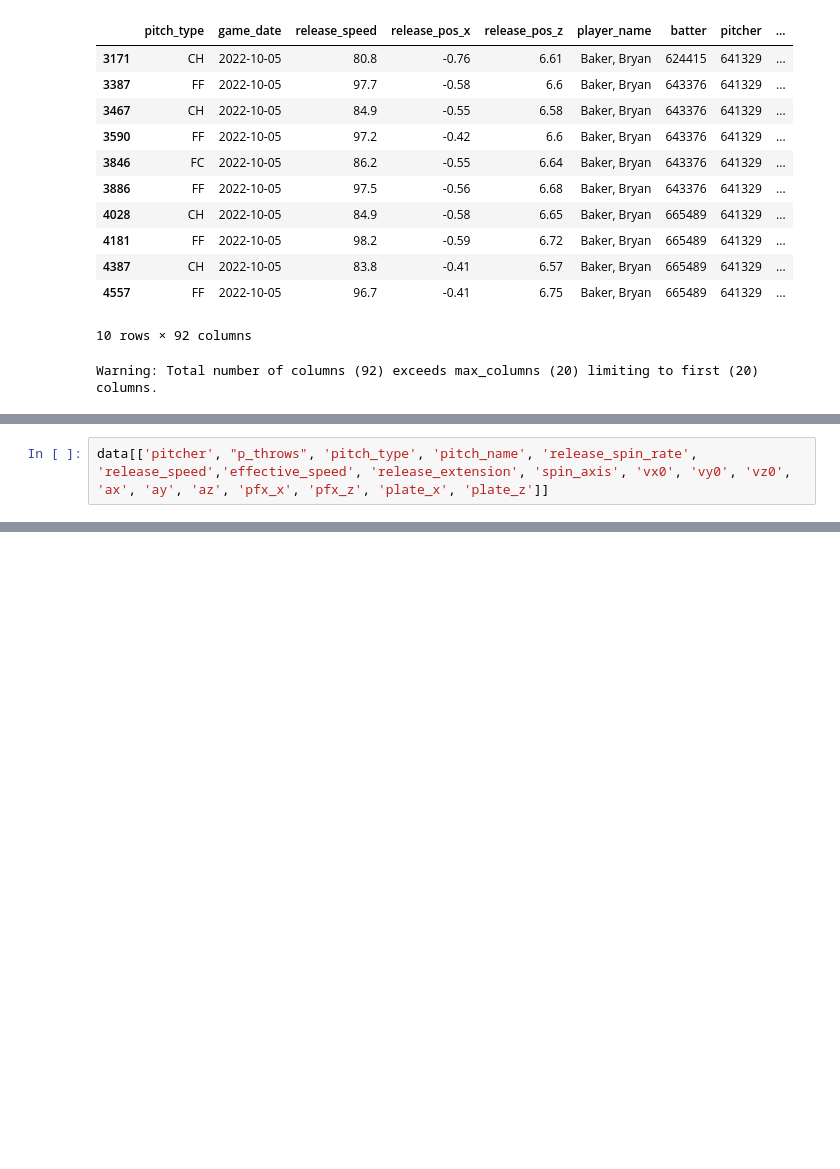
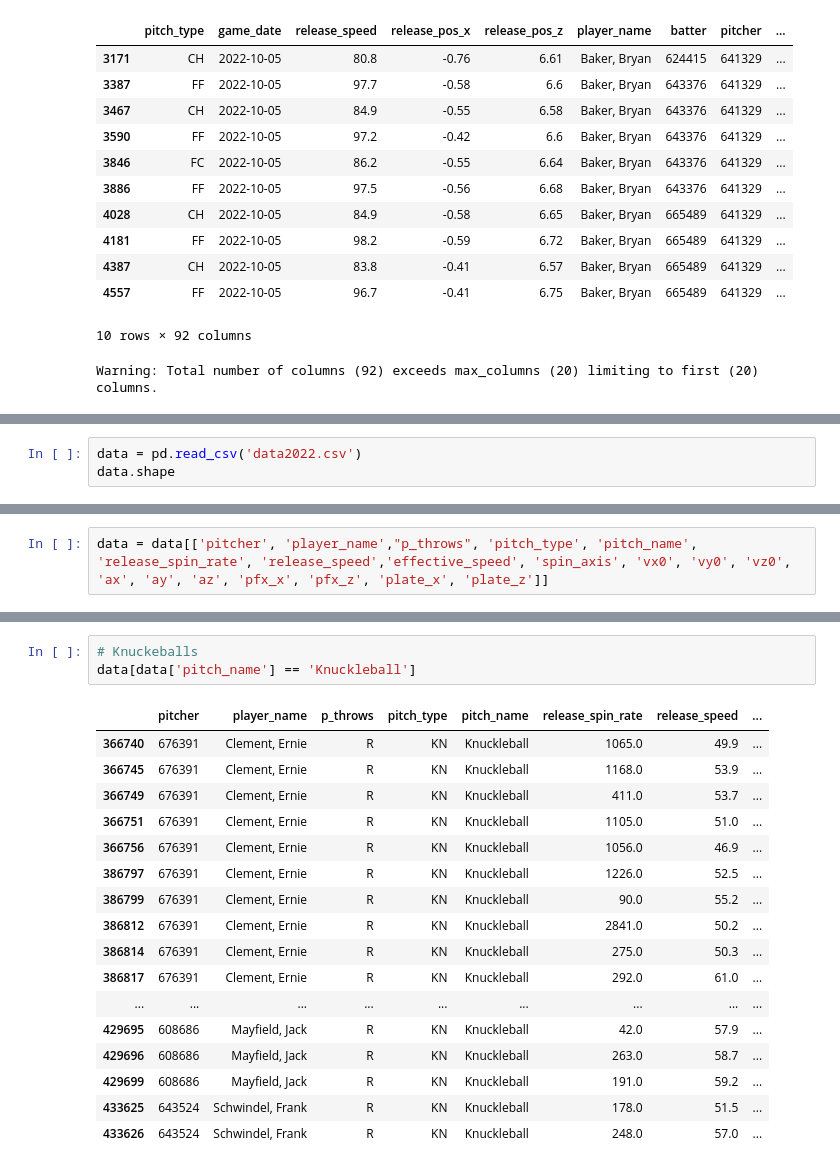
Before and after one commit to joshsalce/Pitch-Classifier-MLB-2022, a Jupyter notebook: Classifier_1.ipynb, the cells around one changed output, grey strips where cells are left out. Drawn from its saved outputs; the diff is of its cells as text; blank space fills up the shorter version.

Commit message:
Began Data Cleaning Process

```diff
--- a/Classifier_1.ipynb
+++ b/Classifier_1.ipynb
@@ -61,0 +62,3 @@ Index(['pitch_type', 'game_date', 'release_speed', 'release_pos_x',
+# %%
+data = pd.read_csv('data2022.csv')
+data.shape
@@ -62,2 +97,2 @@ Index(['pitch_type', 'game_date', 'release_speed', 'release_pos_x',
 # %%
-data[['pitcher', "p_throws", 'pitch_type', 'pitch_name', 'release_spin_rate', 'release_speed','effective_speed', 'release_extension', 'spin_axis', 'vx0', 'vy0', 'vz0', 'ax', 'ay', 'az', 'pfx_x', 'pfx_z', 'plate_x', 'plate_z']]
+data = data[['pitcher', 'player_name',"p_throws", 'pitch_type', 'pitch_name', 'release_spin_rate', 'release_speed','effective_speed', 'spin_axis', 'vx0', 'vy0', 'vz0', 'ax', 'ay', 'az', 'pfx_x', 'pfx_z', 'plate_x', 'plate_z']]
@@ -77,0 +227,21 @@ data[['pitcher', "p_throws", 'pitch_type', 'pitch_name', 'release_spin_rate', 'r
+# %%
+# Knuckeballs
+data[data['pitch_name'] == 'Knuckleball']
+# %% [output]
+|  | pitcher | player_name | p_throws | pitch_type | pitch_name | release_spin_rate | release_speed | ... |
+| 366740 | 676391 | Clement, Ernie | R | KN | Knuckleball | 1065.0 | 49.9 | ... |
+| 366745 | 676391 | Clement, Ernie | R | KN | Knuckleball | 1168.0 | 53.9 | ... |
+| 366749 | 676391 | Clement, Ernie | R | KN | Knuckleball | 411.0 | 53.7 | ... |
+| 366751 | 676391 | Clement, Ernie | R | KN | Knuckleball | 1105.0 | 51.0 | ... |
+| 366756 | 676391 | Clement, Ernie | R | KN | Knuckleball | 1056.0 | 46.9 | ... |
+| 386797 | 676391 | Clement, Ernie | R | KN | Knuckleball | 1226.0 | 52.5 | ... |
+| 386799 | 676391 | Clement, Ernie | R | KN | Knuckleball | 90.0 | 55.2 | ... |
+| 386812 | 676391 | Clement, Ernie | R | KN | Knuckleball | 2841.0 | 50.2 | ... |
+| 386814 | 676391 | Clement, Ernie | R | KN | Knuckleball | 275.0 | 50.3 | ... |
+| 386817 | 676391 | Clement, Ernie | R | KN | Knuckleball | 292.0 | 61.0 | ... |
+| ... | ... | ... | ... | ... | ... | ... | ... | ... |
+| 429695 | 608686 | Mayfield, Jack | R | KN | Knuckleball | 42.0 | 57.9 | ... |
+| 429696 | 608686 | Mayfield, Jack | R | KN | Knuckleball | 263.0 | 58.7 | ... |
+| 429699 | 608686 | Mayfield, Jack | R | KN | Knuckleball | 191.0 | 59.2 | ... |
+| 433625 | 643524 | Schwindel, Frank | R | KN | Knuckleball | 178.0 | 51.5 | ... |
+| 433626 | 643524 | Schwindel, Frank | R | KN | Knuckleball | 248.0 | 57.0 | ... |
```
Also changed, not shown: parts of 31 cells of this notebook.
